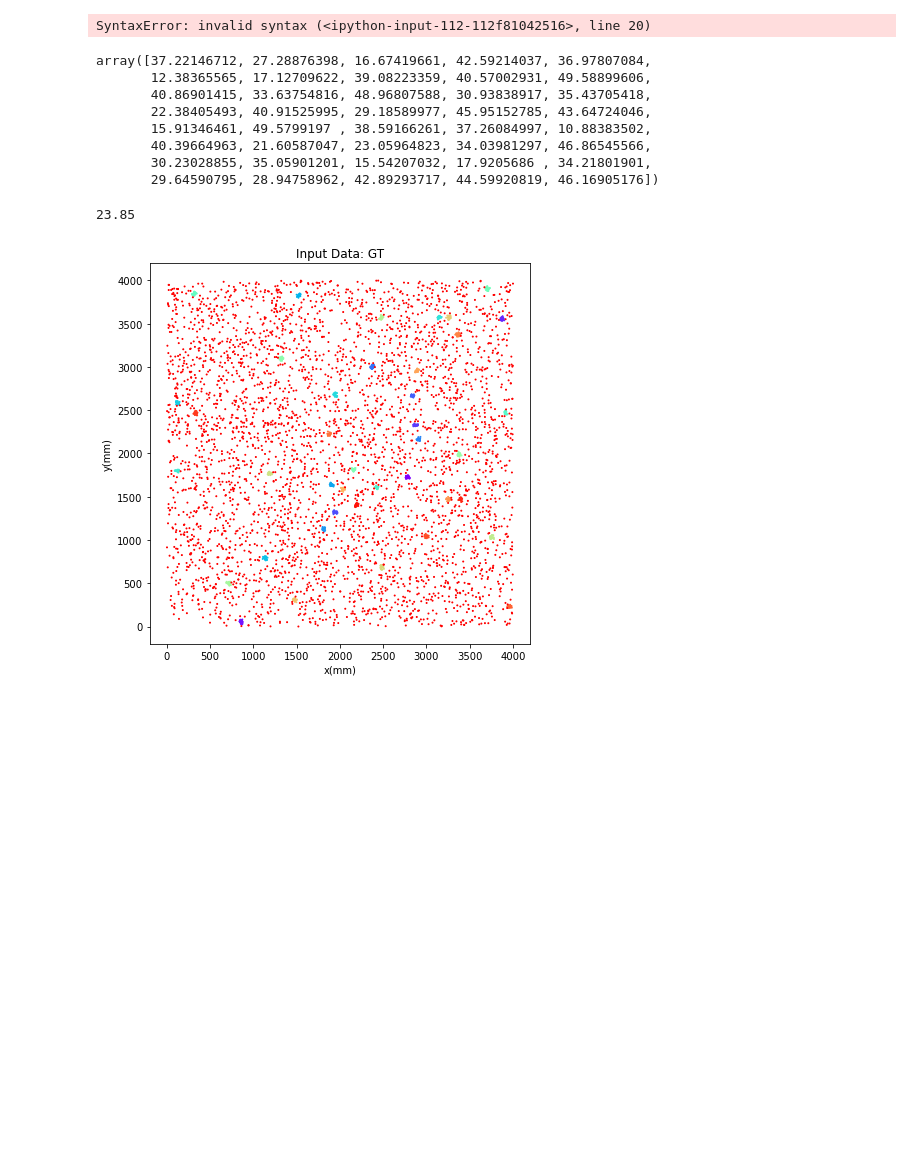
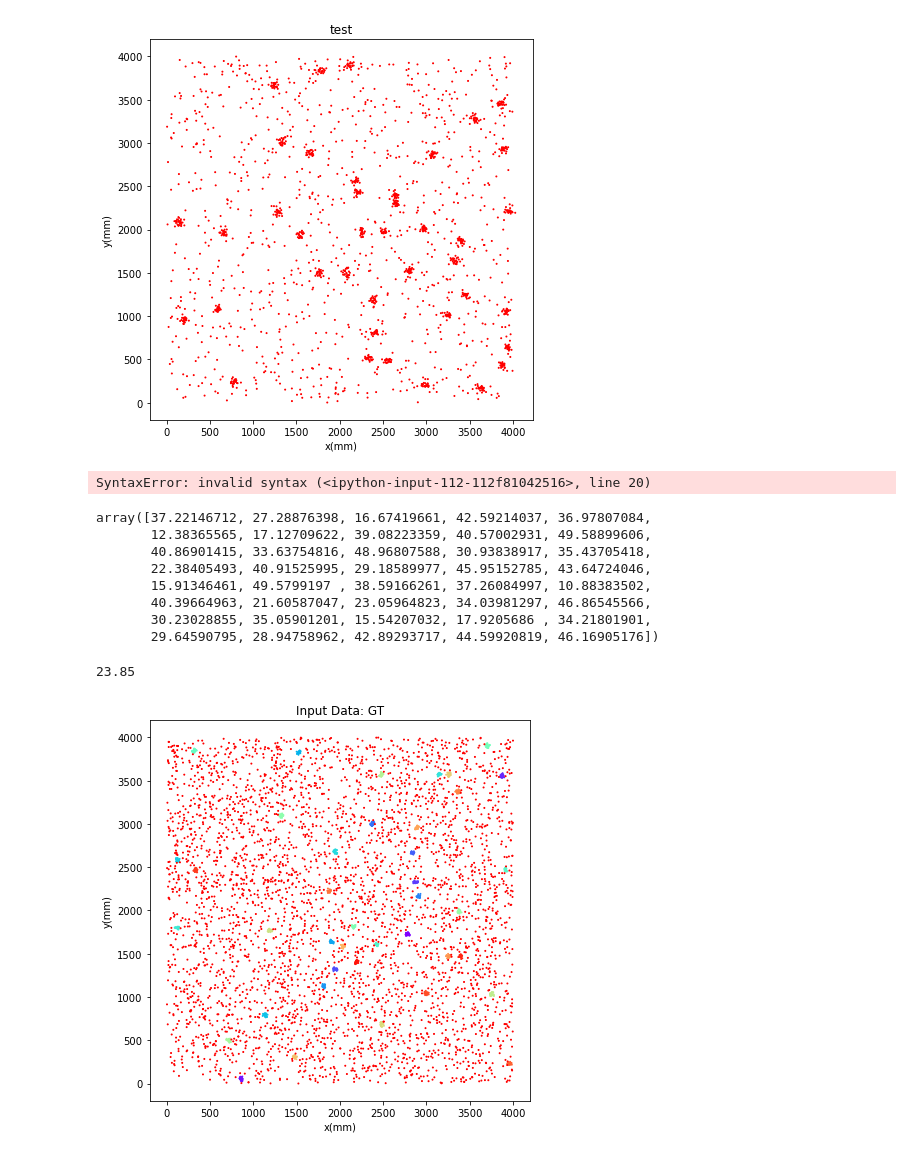
Before and after one commit to ElianaRenzo/pdm, a Jupyter notebook: My_codes/Generating_csv_data.ipynb, the cells around one changed output. Drawn from its saved outputs; the diff is of its cells as text; code cells hidden in the pictures; blank space fills up the shorter version.

```diff
--- a/My_codes/Generating_csv_data.ipynb
+++ b/My_codes/Generating_csv_data.ipynb
@@ -9,3 +205,8 @@ import math
+# %%
+dat = pd.read_csv('/Users/Eliana/Documents/PDM/tests/standard/simulated_SMLM_1_0.csv')
+plot_points(dat[['x', 'y']].to_numpy(), [0] * len(dat['labels_1'].to_numpy()), 'test', 1)
+# %% [output]
+[figure, added]
 # %%
 # Region of interest :
 x_lim = [0, 4] # micrometer
```
Also changed, not shown: parts of 7 cells of this notebook, 6 other files.
